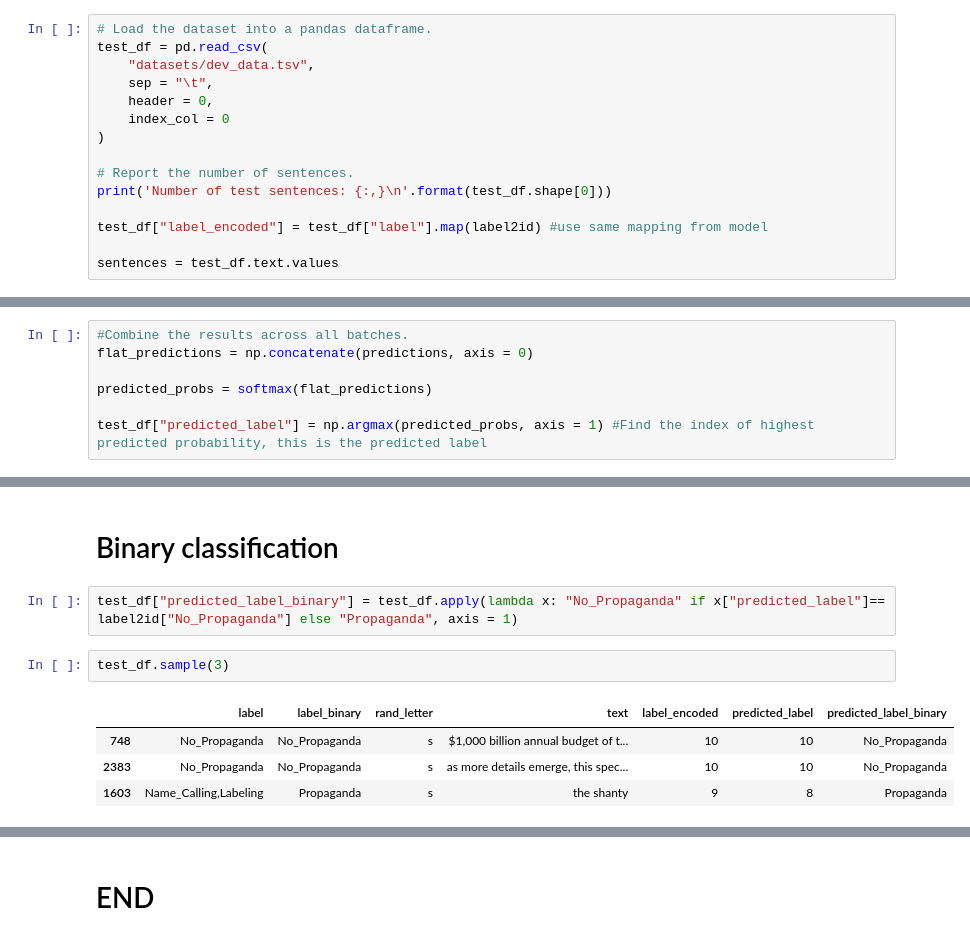
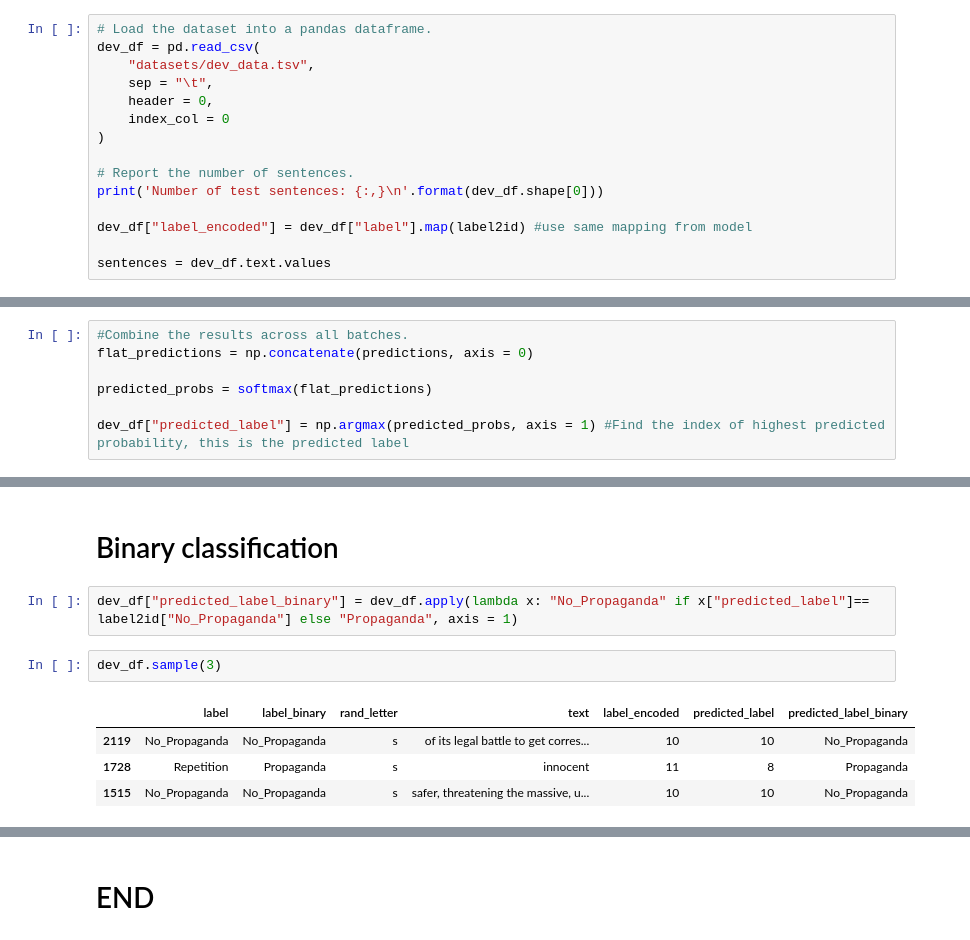
Before and after one commit to Bcromas/propaganda_bert, a Jupyter notebook: bert_dev.ipynb, the cells around one changed output, grey strips where cells are left out. Drawn from its saved outputs; the diff is of its cells as text.

```diff
--- a/bert_testing.ipynb
+++ b/bert_dev.ipynb
@@ -132,6 +128,6 @@ label2id = model.config.label2id # these are the labels the model already "knows
 # %%
 # Load the dataset into a pandas dataframe.
-test_df = pd.read_csv(
+dev_df = pd.read_csv(
     "datasets/dev_data.tsv",
     sep = "\t",
     header = 0,
@@ -139,11 +135,11 @@ test_df = pd.read_csv(
 )
 
 # Report the number of sentences.
-print('Number of test sentences: {:,}\n'.format(test_df.shape[0]))
+print('Number of test sentences: {:,}\n'.format(dev_df.shape[0]))
 
-test_df["label_encoded"] = test_df["label"].map(label2id) #use same mapping from model
+dev_df["label_encoded"] = dev_df["label"].map(label2id) #use same mapping from model
 
-sentences = test_df.text.values
+sentences = dev_df.text.values
 # %% [output]
 Number of test sentences: 2,850
 # %% [markdown]
@@ -310,5 +306,5 @@ flat_predictions = np.concatenate(predictions, axis = 0)
 
 predicted_probs = softmax(flat_predictions)
 
-test_df["predicted_label"] = np.argmax(predicted_probs, axis = 1) #Find the index of highest predicted probability, this is the predicted label
+dev_df["predicted_label"] = np.argmax(predicted_probs, axis = 1) #Find the index of highest predicted probability, this is the predicted label
 # %%
@@ -353,13 +349,13 @@ print(
 # %% [markdown]
 # Binary classification
 # %%
-test_df["predicted_label_binary"] = test_df.apply(lambda x: "No_Propaganda" if x["predicted_label"]== label2id["No_Propaganda"] else "Propaganda", axis = 1)
+dev_df["predicted_label_binary"] = dev_df.apply(lambda x: "No_Propaganda" if x["predicted_label"]== label2id["No_Propaganda"] else "Propaganda", axis = 1)
 # %%
-test_df.sample(3)
+dev_df.sample(3)
 # %% [output]
 |  | label | label_binary | rand_letter | text | label_encoded | predicted_label | predicted_label_binary |
-| 748 | No_Propaganda | No_Propaganda | s | $1,000 billion annual budget of t... | 10 | 10 | No_Propaganda |
-| 2383 | No_Propaganda | No_Propaganda | s | as more details emerge, this spec... | 10 | 10 | No_Propaganda |
-| 1603 | Name_Calling,Labeling | Propaganda | s | the shanty | 9 | 8 | Propaganda |
+| 2119 | No_Propaganda | No_Propaganda | s | of its legal battle to get corres... | 10 | 10 | No_Propaganda |
+| 1728 | Repetition | Propaganda | s | innocent | 11 | 8 | Propaganda |
+| 1515 | No_Propaganda | No_Propaganda | s | safer, threatening the massive, u... | 10 | 10 | No_Propaganda |
 # %%
 cm = confusion_matrix(
```
Also changed, not shown: parts of 11 cells of this notebook.
